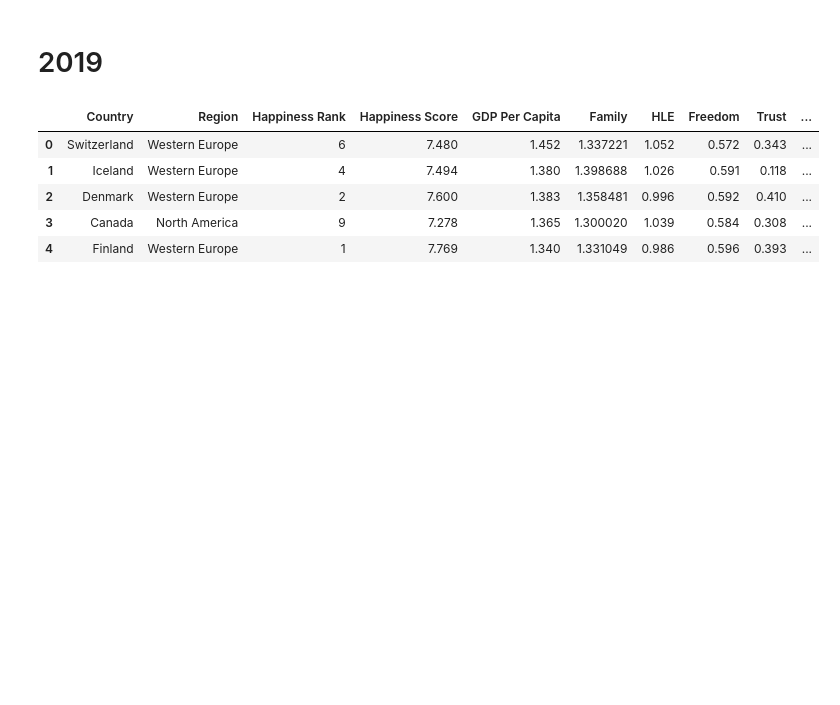
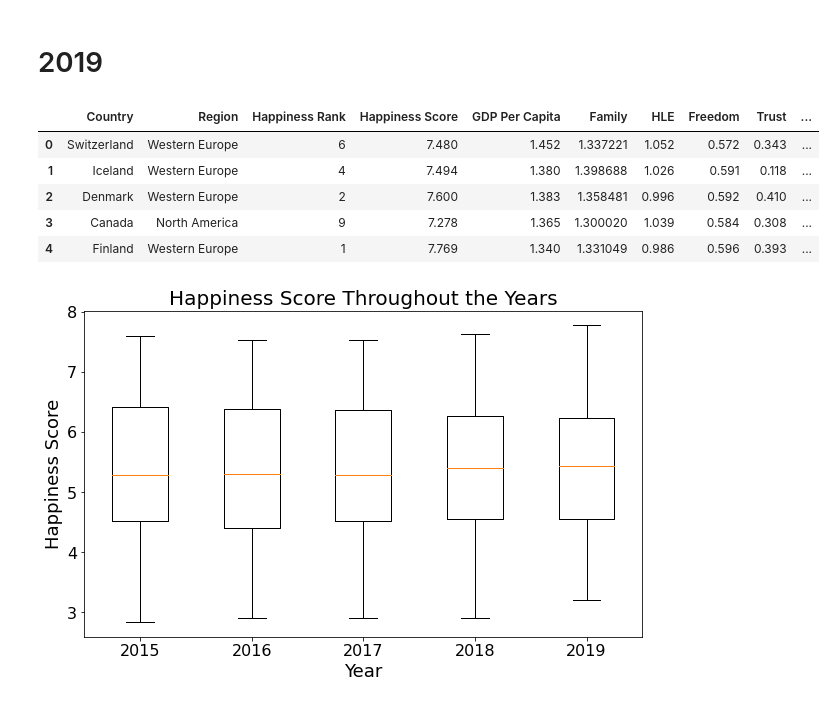
Before and after one commit to jjb4547/NSFProject, a Jupyter notebook: WorldHappiness.ipynb, the cells around one changed output. Saved outputs shown, nothing was run; the diff lists cells and outputs as text; code cells hidden in the pictures; blank space fills up the shorter version.

Commit message:
Added more graphs

```diff
--- a/WorldHappiness.ipynb
+++ b/WorldHappiness.ipynb
@@ -452,0 +496,12 @@ data2019.head()
+# %%
+plt.boxplot([data2015['Happiness Score'], data2016['Happiness Score'],
+             data2017['Happiness Score'], data2018['Happiness Score'],data2019['Happiness Score']])
+plt.xticks([1,2,3,4,5],['2015','2016','2017','2018','2019'],fontsize=16)
+plt.yticks(fontsize=16)
+plt.ylabel('Happiness Score',fontsize=18)
+plt.xlabel('Year',fontsize=18)
+plt.title('Happiness Score Throughout the Years',fontsize=20)
+plt.gcf().set_size_inches(10,6)
+plt.show()
+# %% [output]
+[figure, added]
```
Also changed, not shown: parts of 23 cells of this notebook.
